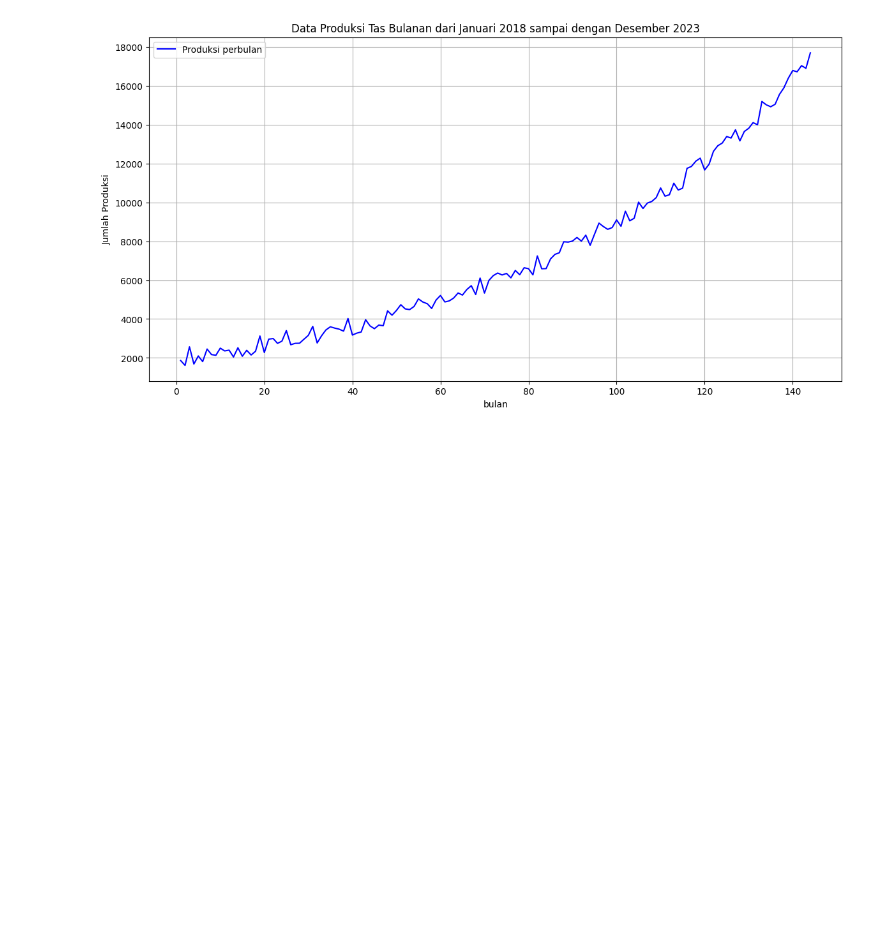
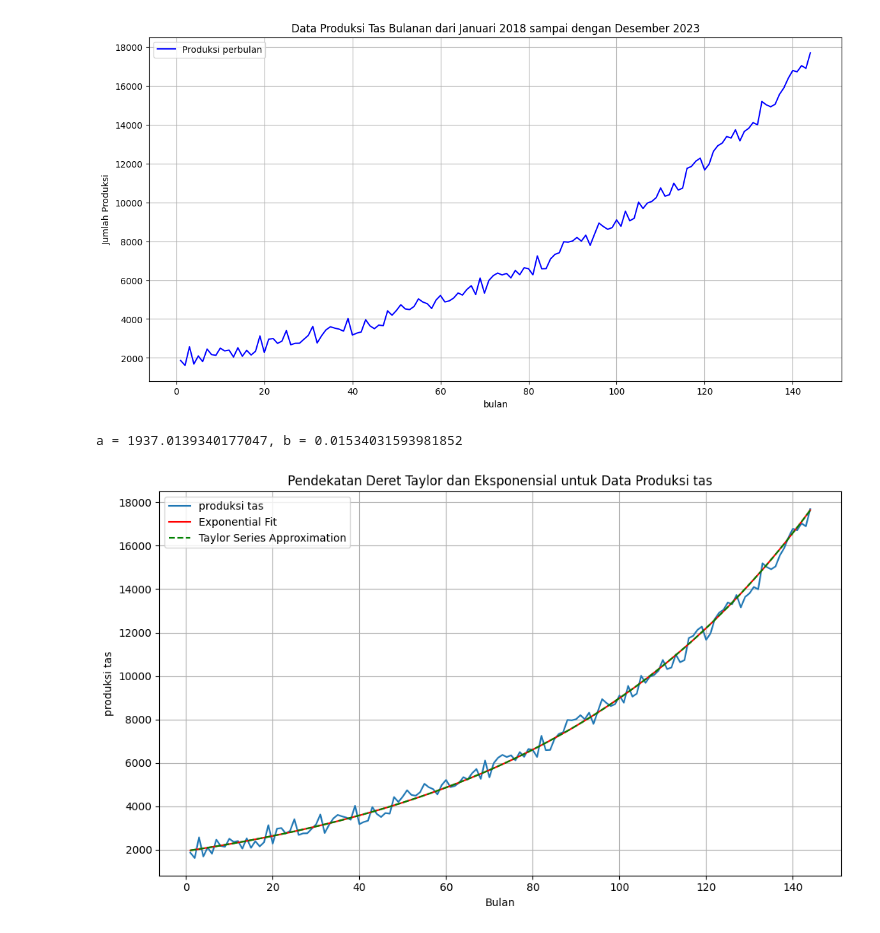
Before and after one commit to Afif-syaifulloh/AOL-SC-Muhammad-Afif-syaifulloh, a Jupyter notebook: AOL SC REVISI.ipynb, the cells around one changed output. Cells and saved outputs as stored; diff of their text form; code cells hidden in the pictures; blank space fills up the shorter version.

Commit message:
Update AOL SC REVISI.ipynb
2nd commit

```diff
--- a/AOL SC REVISI.ipynb
+++ b/AOL SC REVISI.ipynb
@@ -32,4 +32,55 @@ plt.grid(True)
 plt.show()
 # %% [output]
 [figure]
+# %%
+#no 2 revisi
+import numpy as np
+import matplotlib.pyplot as plt
+
+# Provided data
+y = [1863, 1614, 2570, 1685, 2101, 1811, 2457, 2171, 2134, 2502, 2358, 2399, 2048, 2523, 2086, 2391, 2150, 2340, 3129, 2277, 2964, 2997, 2747, 2862, 3405, 2677, 2749, 2755, 2963, 3161, 3623, 2768, 3141, 3439, 3601, 3531, 3477, 3376, 4027, 3175, 3274, 3334, 3964, 3649, 3502, 3688, 3657, 4422, 4197, 4441, 4736, 4521, 4485, 4644, 5036, 4876, 4789, 4544, 4975, 5211, 4880, 4933, 5079, 5339, 5232, 5520, 5714, 5260, 6110, 5334, 5988, 6235, 6365, 6266, 6345, 6118, 6497, 6278, 6638, 6590, 6271, 7246, 6584, 6594, 7092, 7326, 7409, 7976, 7959, 8012, 8195, 8008, 8313, 7791, 8368, 8933, 8756, 8613, 8705, 9098, 8769, 9544, 9050, 9186, 10012, 9685, 9966, 10048, 10244, 10740, 10318, 10393, 10986, 10635, 10731, 11749, 11849, 12123, 12274, 11666, 11960, 12629, 12915, 13051, 13387, 13309, 13732, 13162, 13644, 13808, 14101, 13992, 15191, 15018, 14917, 15046, 15556, 15893, 16388, 16782, 16716, 17033, 16896, 17689]
+x = list(range(1, len(y) + 1))  # Generate x values from 1 to length of y
+
+def exponential_func(x, a, b):
+    return a * np.exp(b * x)
+
+def taylor_expansion(x, a, b, n_terms):
+    approx = np.zeros_like(x, dtype=float)
+    for n in range(n_terms):
+        approx += (b**n) * (x**n) / np.math.factorial(n)
+    return a * approx
+
+x = np.array(x)
+y = np.array(y)
+
+y_log = np.log(y)
+
+# Perform linear regression to estimate parameters a and b
+A = np.vstack([x, np.ones_like(x)]).T
+a_log, b_log = np.linalg.lstsq(A, y_log, rcond=None)[0]
+
+# Calculate parameters a and b for the exponential model
+a = np.exp(b_log)
+b = a_log
+
+print(f"a = {a}, b = {b}")
+
+x_fit = np.linspace(1, len(y), 100)
+y_fit_exp = exponential_func(x_fit, a, b)
+y_fit_taylor = taylor_expansion(x_fit, a, b, 10)  # Using 10 terms for Taylor series
+
+plt.figure(figsize=(10, 6))
+plt.plot(x, y, label='produksi tas', linestyle='-')
+plt.plot(x_fit, y_fit_exp, 'r-', label='Exponential Fit')
+plt.plot(x_fit, y_fit_taylor, 'g--', label='Taylor Series Approximation')
+plt.xlabel('Bulan')
+plt.ylabel('produksi tas')
+plt.title('Pendekatan Deret Taylor dan Eksponensial untuk Data Produksi tas')
+plt.grid(True)
+plt.legend()
+plt.tight_layout()
+plt.show()
+# %% [output]
+a = 1937.0139340177047, b = 0.01534031593981852
+[figure, added]
 # %%
```
Also changed, not shown: parts of 2 cells of this notebook.
